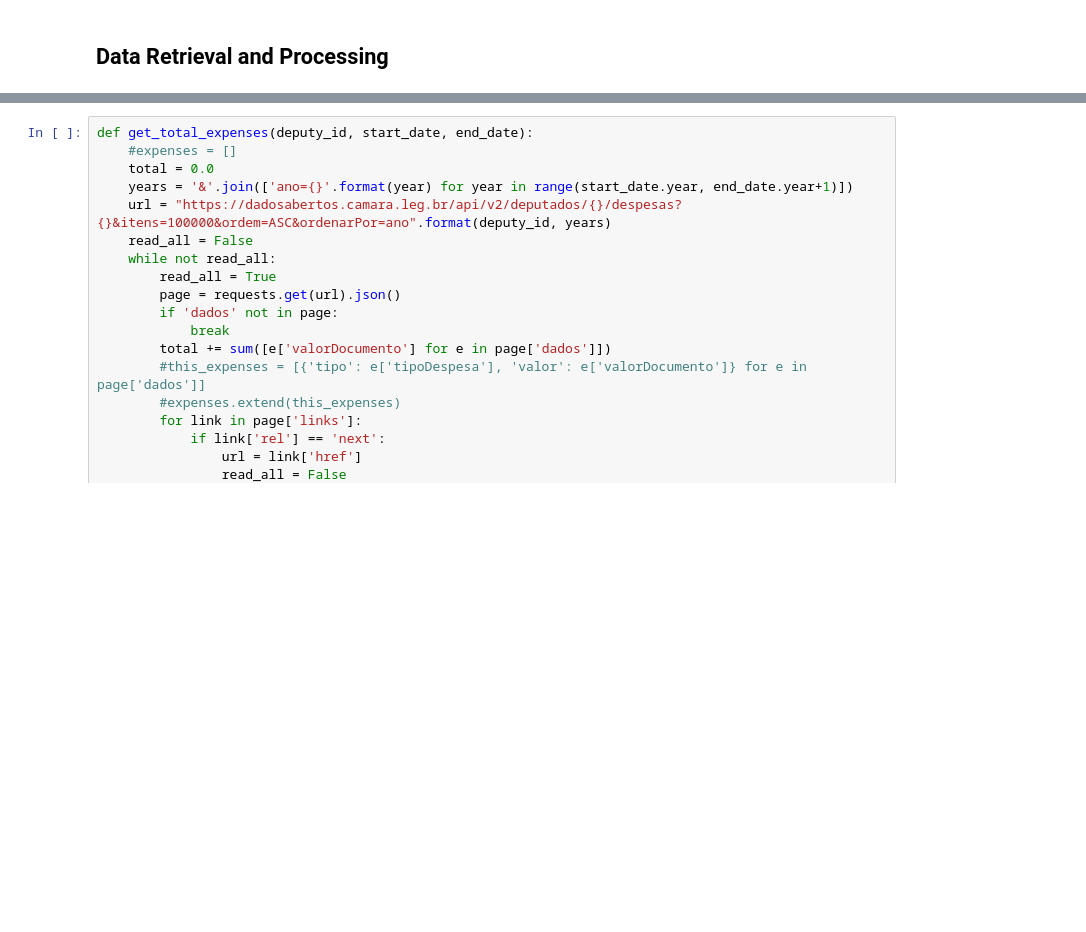
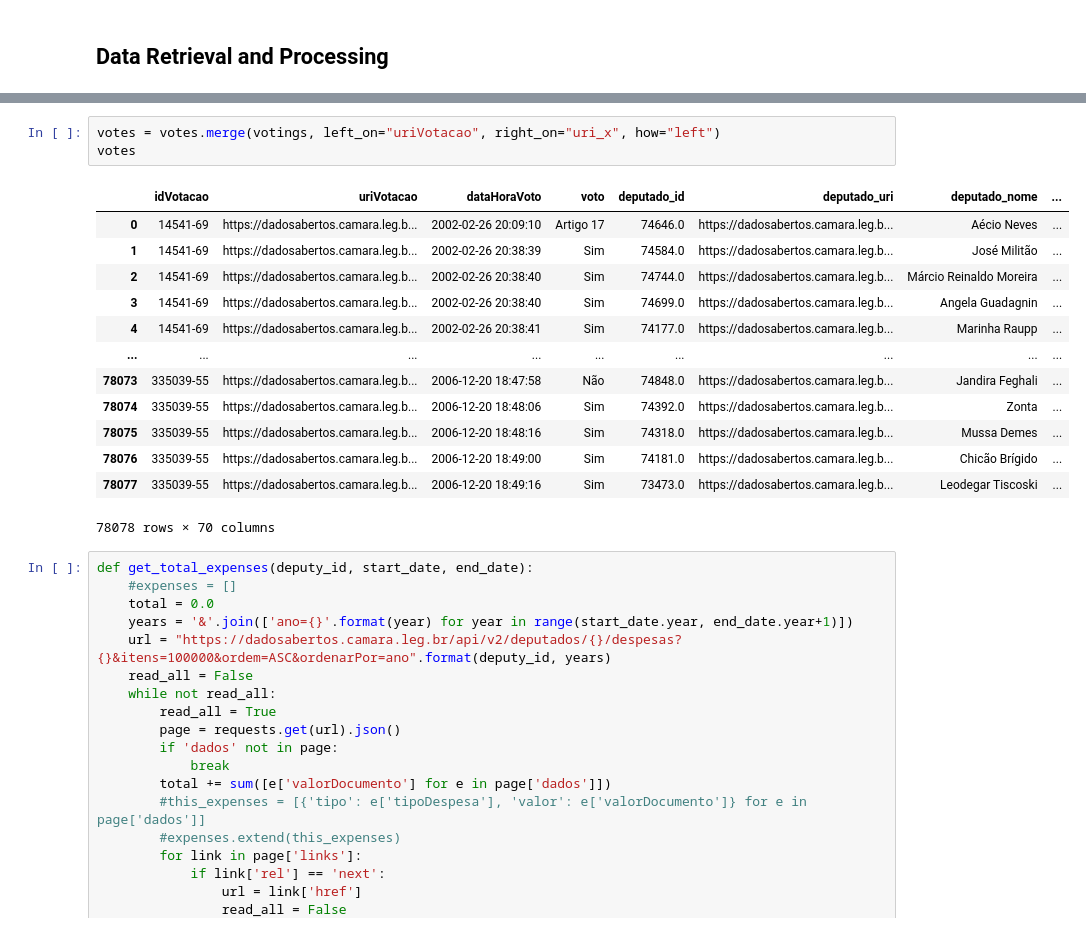
Before and after one commit to LucasAlegre/vote-network, a Jupyter notebook: vote_network.ipynb, the cells around one changed output, grey strips where cells are left out. Saved outputs shown, nothing was run; the diff lists cells and outputs as text; blank space fills up the shorter version.

```diff
--- a/vote_network.ipynb
+++ b/vote_network.ipynb
@@ -105,3 +190,20 @@ votes
+# %%
+votes = votes.merge(votings, left_on="uriVotacao", right_on="uri_x", how="left")
+votes
+# %% [output]
+|  | idVotacao | uriVotacao | dataHoraVoto | voto | deputado_id | deputado_uri | deputado_nome | ... |
+| 0 | 14541-69 | https://dadosabertos.camara.leg.b... | 2002-02-26 20:09:10 | Artigo 17 | 74646.0 | https://dadosabertos.camara.leg.b... | Aécio Neves | ... |
+| 1 | 14541-69 | https://dadosabertos.camara.leg.b... | 2002-02-26 20:38:39 | Sim | 74584.0 | https://dadosabertos.camara.leg.b... | José Militão | ... |
+| 2 | 14541-69 | https://dadosabertos.camara.leg.b... | 2002-02-26 20:38:40 | Sim | 74744.0 | https://dadosabertos.camara.leg.b... | Márcio Reinaldo Moreira | ... |
+| 3 | 14541-69 | https://dadosabertos.camara.leg.b... | 2002-02-26 20:38:40 | Sim | 74699.0 | https://dadosabertos.camara.leg.b... | Angela Guadagnin | ... |
+| 4 | 14541-69 | https://dadosabertos.camara.leg.b... | 2002-02-26 20:38:41 | Sim | 74177.0 | https://dadosabertos.camara.leg.b... | Marinha Raupp | ... |
+| ... | ... | ... | ... | ... | ... | ... | ... | ... |
+| 78073 | 335039-55 | https://dadosabertos.camara.leg.b... | 2006-12-20 18:47:58 | Não | 74848.0 | https://dadosabertos.camara.leg.b... | Jandira Feghali | ... |
+| 78074 | 335039-55 | https://dadosabertos.camara.leg.b... | 2006-12-20 18:48:06 | Sim | 74392.0 | https://dadosabertos.camara.leg.b... | Zonta | ... |
+| 78075 | 335039-55 | https://dadosabertos.camara.leg.b... | 2006-12-20 18:48:16 | Sim | 74318.0 | https://dadosabertos.camara.leg.b... | Mussa Demes | ... |
+| 78076 | 335039-55 | https://dadosabertos.camara.leg.b... | 2006-12-20 18:49:00 | Sim | 74181.0 | https://dadosabertos.camara.leg.b... | Chicão Brígido | ... |
+| 78077 | 335039-55 | https://dadosabertos.camara.leg.b... | 2006-12-20 18:49:16 | Sim | 73473.0 | https://dadosabertos.camara.leg.b... | Leodegar Tiscoski | ... |
+78078 rows × 70 columns
 # %%
 def get_total_expenses(deputy_id, start_date, end_date):
     #expenses = []
```
Also changed, not shown: parts of 7 cells of this notebook.
